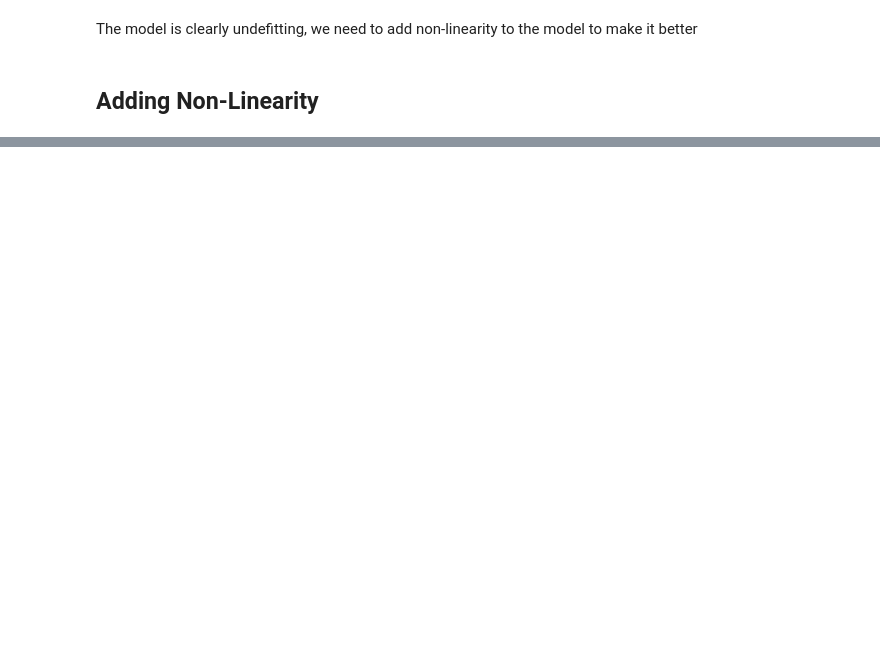
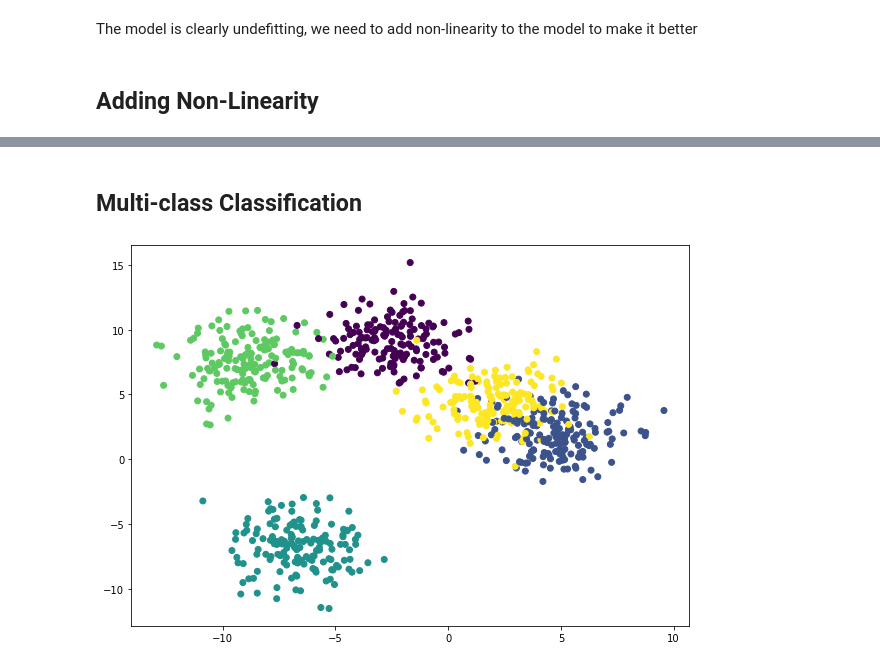
Before and after one commit to Anubhav-Goyal01/PyTorch-Practice, a Jupyter notebook: pytorch-02-classification.ipynb, the cells around one changed output, grey strips where cells are left out. Cells and saved outputs as stored; diff of their text form; code cells hidden in the pictures; blank space fills up the shorter version.

Commit message:
added multi class classification

```diff
--- a/pytorch-02-classification.ipynb
+++ b/pytorch-02-classification.ipynb
@@ -277,0 +278,16 @@ plot_decision_boundary(model_2, X_test, y_test) # with non linearity
+# %% [markdown]
+## Multi-class Classification
+# %%
+from sklearn.datasets import make_blobs
+
+
+X, y = make_blobs(n_samples= 1000, n_features= 2, centers= 5, cluster_std= 1.6, random_state= 42)
+X = torch.from_numpy(X).type(torch.float)
+y = torch.from_numpy(y).type(torch.LongTensor)
+
+X_train, X_test, y_train, y_test = train_test_split(X, y, test_size=0.2,  random_state=42)
+
+plt.figure(figsize=(10, 7))
+plt.scatter(x= X_train[:, 0], y= X_train[:, 1], c= y_train);
+# %% [output]
+[figure, added]
```
Also changed, not shown: parts of 12 cells of this notebook.
